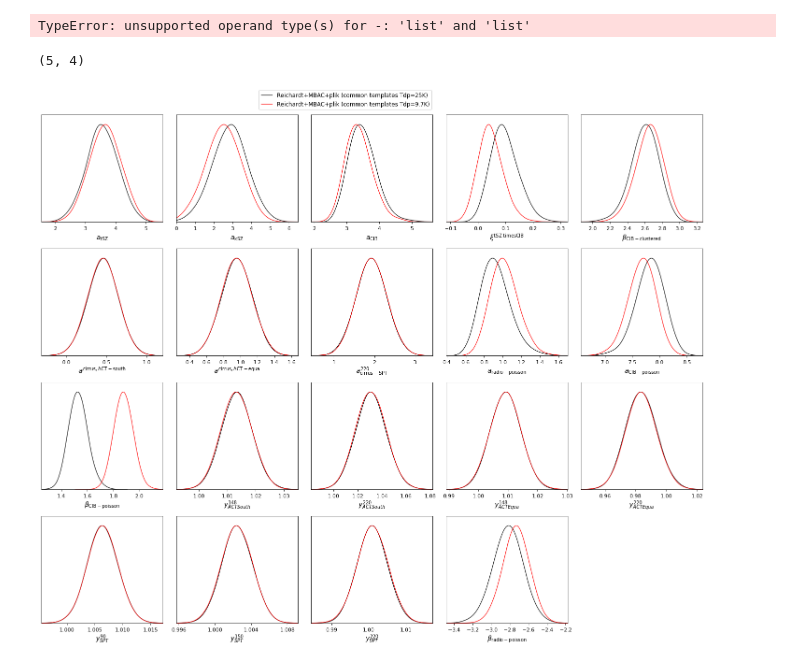
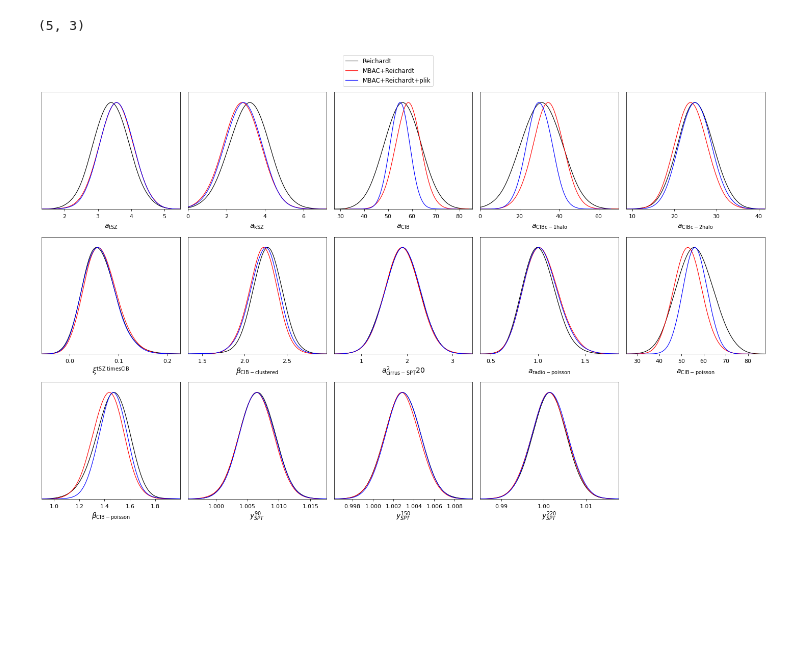
Before and after one commit to beringueb/DR6_fgmodels, a Jupyter notebook: notebooks/Plots_dr6.ipynb, the cells around one changed output. Saved outputs shown, nothing was run; the diff lists cells and outputs as text; code cells hidden in the pictures; blank space fills up the shorter version.

```diff
--- a/notebooks/Plots_dr6.ipynb
+++ b/notebooks/Plots_dr6.ipynb
@@ -36,14 +5,15 @@ plt.savefig("../figures/1509reichardt_MBAC_plik_poisson.png")
-# %%
-g = plots.get_subplot_plotter(width_inch=20)
-g.plots_1d([samples_arp_dr6_beta_r, samples_arp_dr6, samples_arp_common_Tdp97],
-           params + ['beta_r'], nx=5, legend_labels=["Reichardt+MBAC+plik (DR6 model + varying beta_r)", "Reichardt+MBAC+plik (DR6 model)","Reichardt+MBAC+plik (common templates Tdp=9.7K)"])
-# %% [output]
-TypeError: unsupported operand type(s) for -: 'list' and 'list'
-# %%
-params.remove('a_r_a')
-g = plots.get_subplot_plotter(width_inch=20)
-g.plots_1d([samples_arp_common, samples_arp_common_Tdp97],
-           params + ['beta_r'], nx=5, legend_labels=["Reichardt+MBAC+plik (common templates Tdp=25K)", "Reichardt+MBAC+plik (common templates Tdp=9.7K)"])
-# %% [output]
-(5, 4)
-[figure, removed]
+# %%
+samples_r_original = loadMCSamples("../original/outputs/chains_2/reichardt_fixedcosmo", settings={'ignore_rows':0.3})
+samples_ar_original = loadMCSamples("../original/outputs/chains_2/MBAC_reichardt_fixedcosmo", settings={'ignore_rows':0.3})
+samples_arp_original = loadMCSamples("../original/outputs/chains_2/MBAC_reichardt_plik_fixedcosmo", settings={'ignore_rows':0.3})
+
+params = ['a_tSZ', 'a_kSZ','a_CIB','a_CIB_1H', 'a_CIB_2H', 'xi','beta_c',
+          'a_gtt_spt', 'a_r_s', 'a_CIBp','beta_p',
+          'cal_sptr_90','cal_sptr_150','cal_sptr_220']
+
+g = plots.get_subplot_plotter(width_inch=20)
+g.plots_1d([samples_r_original, samples_ar_original, samples_arp_original],
+           params, nx=5, legend_labels=["Reichardt", "MBAC+Reichardt", "MBAC+Reichardt+plik"])
+# %% [output]
+(5, 3)
+[figure, added]
```
Also changed, not shown: parts of 4 cells of this notebook, 10 other files.
